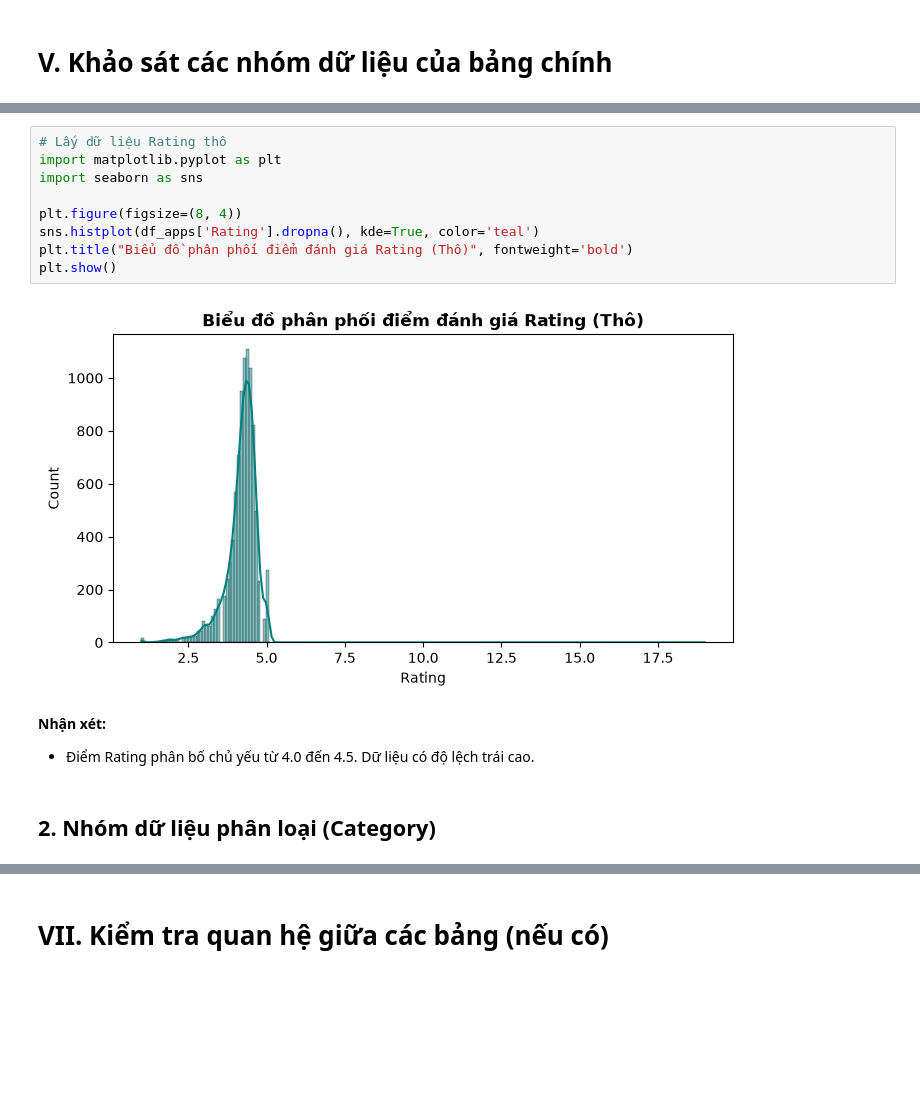
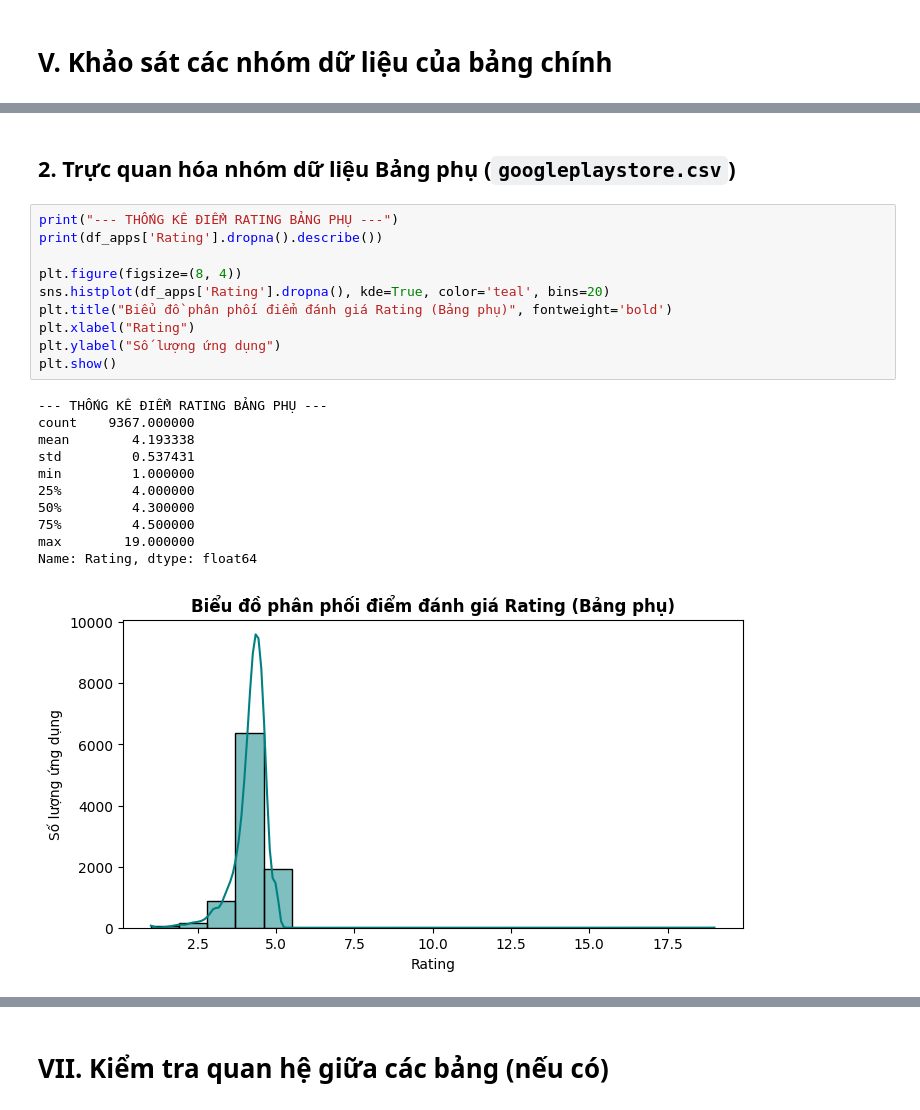
Before and after one commit to hoaidee894/Du-an-1-ValueVoice, a Jupyter notebook: Du_AN/notebooks/01_data_understanding.ipynb, the cells around one changed output, grey strips where cells are left out. Drawn from its saved outputs; the diff is of its cells as text; blank space fills up the shorter version.

```diff
--- a/Du_AN/notebooks/01_data_understanding.ipynb
+++ b/Du_AN/notebooks/01_data_understanding.ipynb
@@ -231,16 +454,24 @@ Bản ghi bị lệch dòng tại chỉ mục 10472:
+# %% [markdown]
+## 2. Trực quan hóa nhóm dữ liệu Bảng phụ (`googleplaystore.csv`)
 # %%
-# Lấy dữ liệu Rating thô
-import matplotlib.pyplot as plt
-import seaborn as sns
+print("--- THỐNG KÊ ĐIỂM RATING BẢNG PHỤ ---")
+print(df_apps['Rating'].dropna().describe())
 
 plt.figure(figsize=(8, 4))
-sns.histplot(df_apps['Rating'].dropna(), kde=True, color='teal')
-plt.title("Biểu đồ phân phối điểm đánh giá Rating (Thô)", fontweight='bold')
+sns.histplot(df_apps['Rating'].dropna(), kde=True, color='teal', bins=20)
+plt.title("Biểu đồ phân phối điểm đánh giá Rating (Bảng phụ)", fontweight='bold')
+plt.xlabel("Rating")
+plt.ylabel("Số lượng ứng dụng")
 plt.show()
 # %% [output]
+--- THỐNG KÊ ĐIỂM RATING BẢNG PHỤ ---
+count    9367.000000
+mean        4.193338
+std         0.537431
+min         1.000000
+25%         4.000000
+50%         4.300000
+75%         4.500000
+max        19.000000
+Name: Rating, dtype: float64
-[figure, old version]
+[figure, new version]
-# %% [markdown]
-**Nhận xét:**
-- Điểm Rating phân bố chủ yếu từ 4.0 đến 4.5. Dữ liệu có độ lệch trái cao.
-# %% [markdown]
-## 2. Nhóm dữ liệu phân loại (Category)
```
Also changed, not shown: parts of 71 cells of this notebook.
